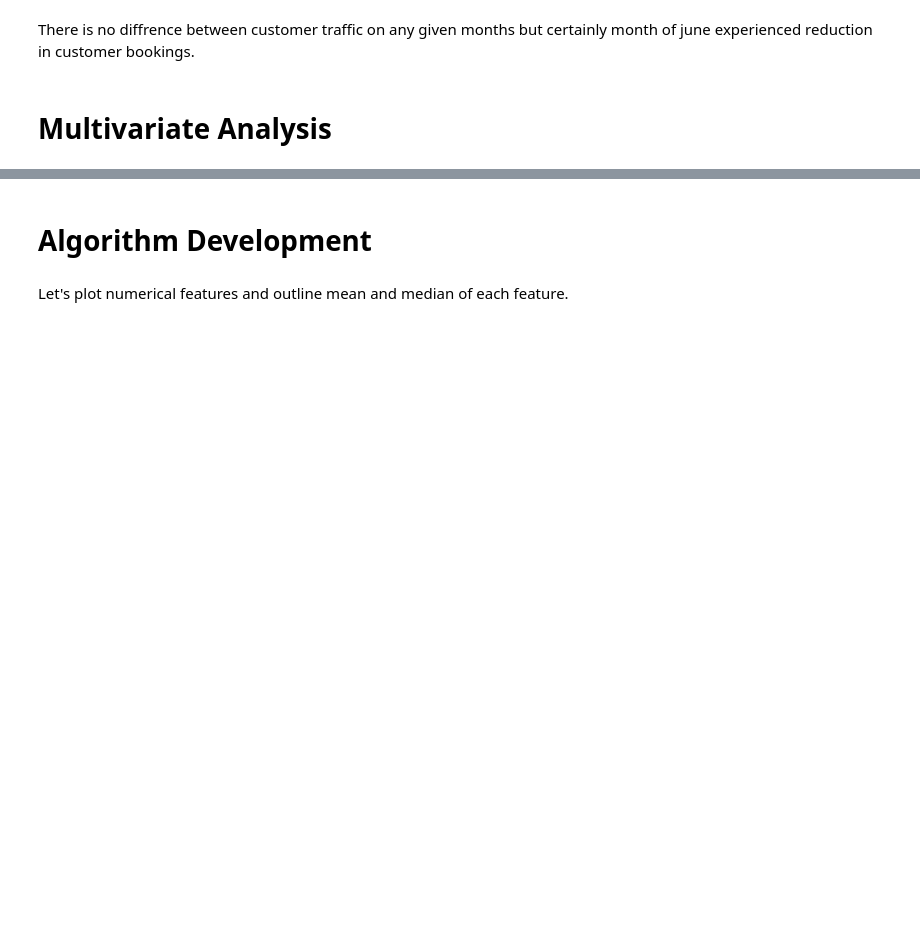
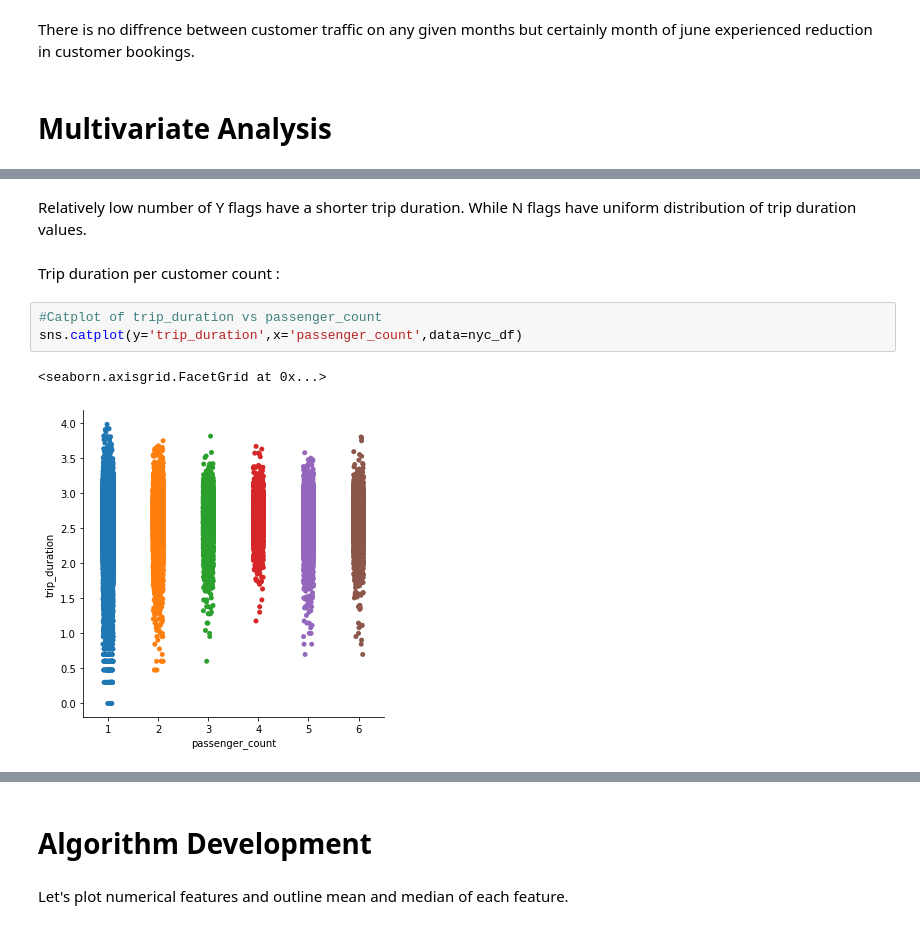
Before and after one commit to Shashwat-spyder/NYC-Taxi-Trip-Time, a Jupyter notebook: New_York_Taxi_Duration.ipynb, the cells around one changed output, grey strips where cells are left out. Cells and saved outputs as stored; diff of their text form; blank space fills up the shorter version.

```diff
--- a/New_York_Taxi_Duration.ipynb
+++ b/New_York_Taxi_Duration.ipynb
@@ -472,0 +481,10 @@ plt.show()
+# %% [markdown]
+Relatively low number of Y flags have a shorter trip duration. While N flags have uniform distribution of trip duration values.
+# %% [markdown]
+Trip duration per customer count :
+# %%
+#Catplot of trip_duration vs passenger_count
+sns.catplot(y='trip_duration',x='passenger_count',data=nyc_df)
+# %% [output]
+<seaborn.axisgrid.FacetGrid at 0x...>
+[figure, added]
```
Also changed, not shown: parts of 40 cells of this notebook.
